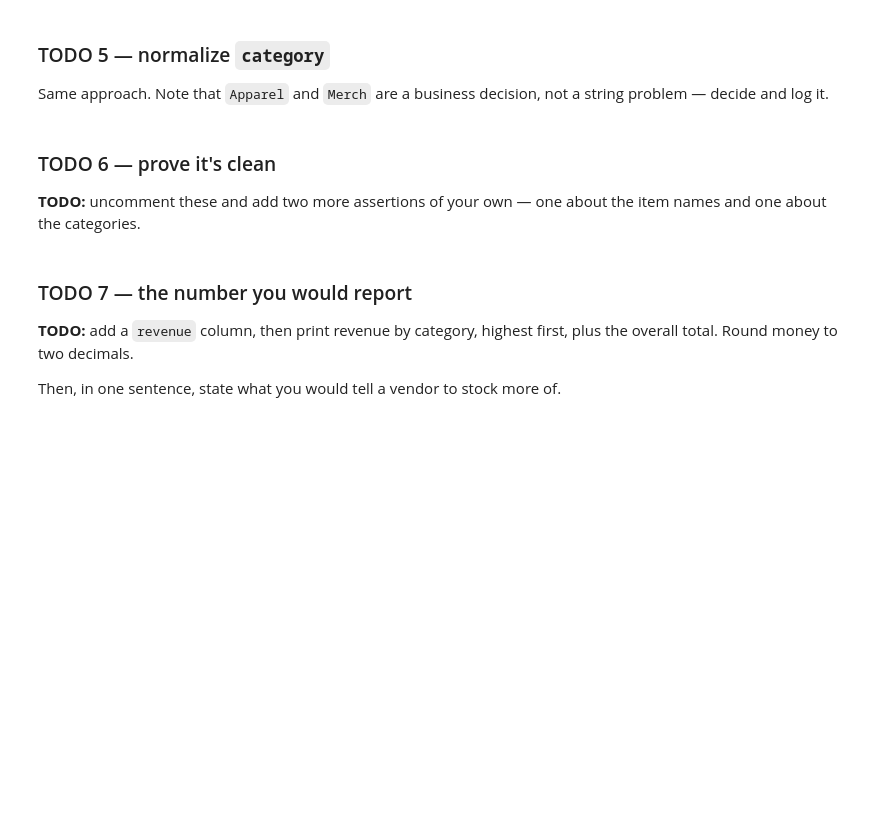
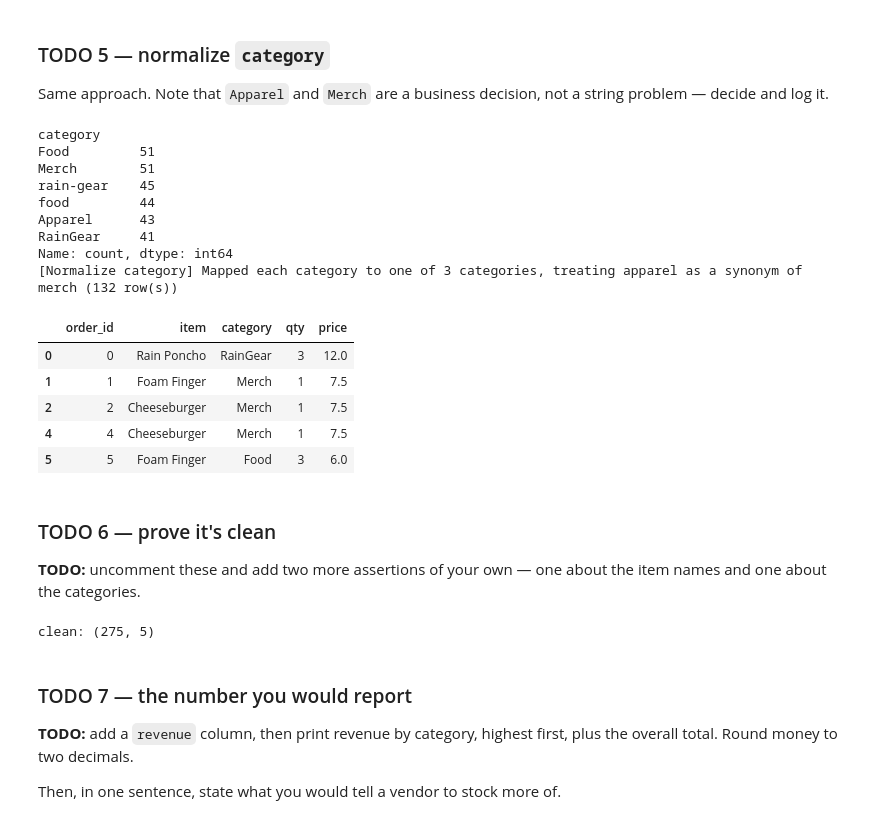
Before and after one commit to derekhatherley/ds2002-fa26, a Jupyter notebook: 2026_09_25_—_Cleaning_Gauntlet_—_Lab.ipynb, the cells around one changed output. Cells and saved outputs as stored; diff of their text form; code cells hidden in the pictures; blank space fills up the shorter version.

```diff
--- a/2026_09_25_—_Cleaning_Gauntlet_—_Lab.ipynb
+++ b/2026_09_25_—_Cleaning_Gauntlet_—_Lab.ipynb
@@ -120,14 +155,54 @@ Same approach. Note that `Apparel` and `Merch` are a business decision, not a st
+# %%
+# TODO
+
+print(df['category'].value_counts())
+CATEGORY_MAP = {
+    'Food': 'Food',
+    'food': 'Food',
+    'Merch': 'Merch', # Treating Merch and Apparel as synonoymous
+    'Apparel': 'Merch',
+    'RainGear': 'RainGear',
+    'rain-gear': 'RainGear'
+}
+
+starting_categories = df['category'].copy()
+df['category'] = df['category'].map(CATEGORY_MAP)
+changed = (starting_categories != df['category']).sum()
+
+log('Normalize category', 'Mapped each category to one of 3 categories, treating apparel as a synonym of merch', changed)
+
+df.head()
+# %% [output]
+category
+Food         51
+Merch        51
+rain-gear    45
+food         44
+Apparel      43
+RainGear     41
+Name: count, dtype: int64
+[Normalize category] Mapped each category to one of 3 categories, treating apparel as a synonym of merch (132 row(s))
+|  | order_id | item | category | qty | price |
+| 0 | 0 | Rain Poncho | RainGear | 3 | 12.0 |
+| 1 | 1 | Foam Finger | Merch | 1 | 7.5 |
+| 2 | 2 | Cheeseburger | Merch | 1 | 7.5 |
+| 4 | 4 | Cheeseburger | Merch | 1 | 7.5 |
+| 5 | 5 | Foam Finger | Food | 3 | 6.0 |
 # %% [markdown]
 ### TODO 6 — prove it's clean
 
 **TODO:** uncomment these and add two more assertions of your own — one about the item names and one about the categories.
 # %%
-# assert df.duplicated().sum() == 0
-# assert df['qty'].min() >= 1
-# assert df['price'].dtype == float
+assert df.duplicated().sum() == 0
+assert df['qty'].min() >= 1
+assert df['price'].dtype == float
 # TODO: assert something about item
+assert set(df['item'].unique()) == {'Cheeseburger', 'Foam Finger', 'Rain Poncho'}
 # TODO: assert something about category
+assert set(df['category'].unique()) == {'Food', 'Merch', 'RainGear'}
 print('clean:', df.shape)
+# %% [output]
+clean: (275, 5)
 # %% [markdown]
 ### TODO 7 — the number you would report
 
```
Also changed, not shown: parts of 13 cells of this notebook.
